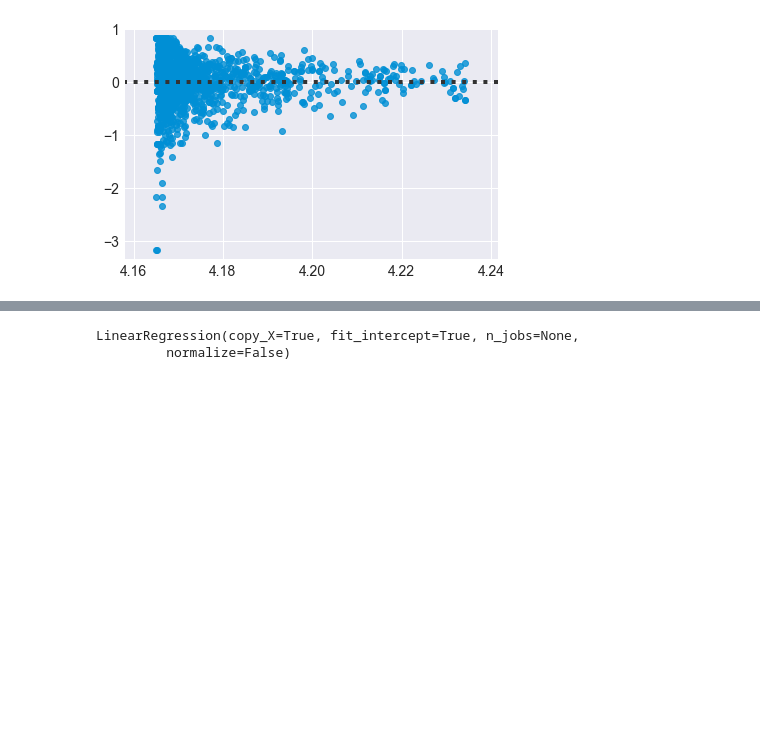
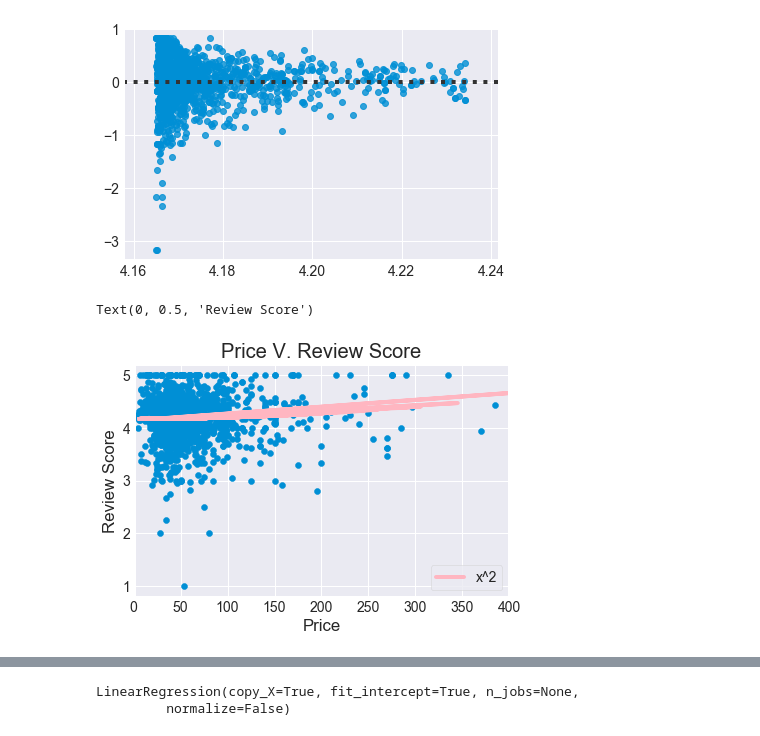
Before and after one commit to fpleoni/i_feel_pretty, a Jupyter notebook: src/Regression.ipynb, the cells around one changed output, grey strips where cells are left out. Drawn from its saved outputs; the diff is of its cells as text; code cells hidden in the pictures; blank space fills up the shorter version.

```diff
--- a/src/Regression.ipynb
+++ b/src/Regression.ipynb
@@ -182,11 +182,13 @@ lr_review_love.score(X2_review_love, review_score)
 # Creating variables with test set
 n_of_reviews_test = test["n_of_reviews"].as_matrix(columns=None)
 n_of_loves_test = test["n_of_loves"].as_matrix(columns=None)
+price_test = test["price"].as_matrix(columns=None)
 
 # Use scikit learn method to create polynomial features
 poly = PolynomialFeatures(degree=2)
 X2_reviews_test = poly.fit_transform(n_of_reviews_test.reshape(-1,1))
 X2_loves_test = poly.fit_transform(n_of_loves_test.reshape(-1,1))
+X2_price_test = poly.fit_transform(price_test.reshape(-1,1))
 # %%
 # Plotting polynomial regression
 plt.scatter(n_of_reviews, review_score)
@@ -223,5 +225,17 @@ sns.residplot(lr_loves.predict(X2_loves), review_score)
 # %% [output]
 <matplotlib.axes._subplots.AxesSubplot at 0x...>
 [figure]
+# %%
+# Plotting polynomial regression
+plt.scatter(price, review_score)
+plt.plot(price_test, lr_price.predict(X2_price_test), label = "x^2", color = "lightpink")
+plt.title("Price V. Review Score")
+plt.legend()
+plt.xlim(0, 400)
+plt.xlabel("Price")
+plt.ylabel("Review Score")
+# %% [output]
+Text(0, 0.5, 'Review Score')
+[figure, added]
 # %%
 # Residuals, testing for homoscedasticity
```
Also changed, not shown: parts of 12 cells of this notebook, 5 other files.
